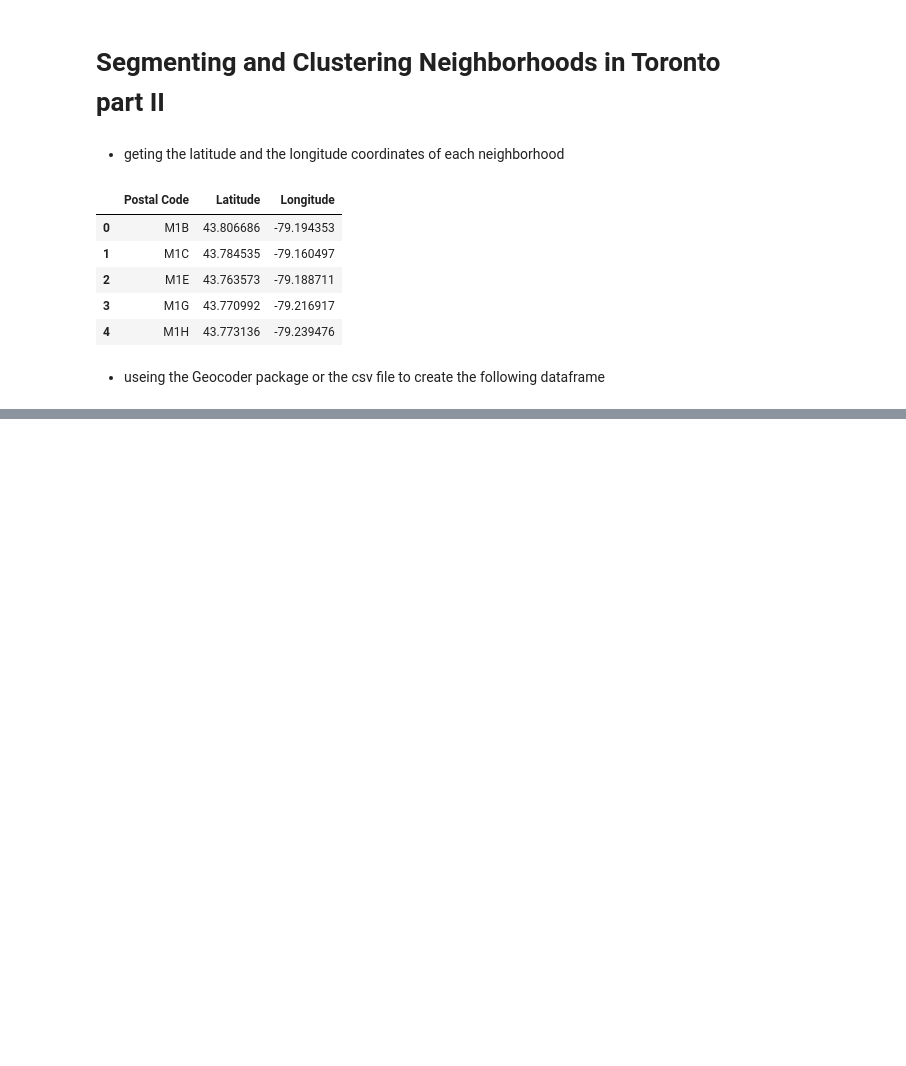
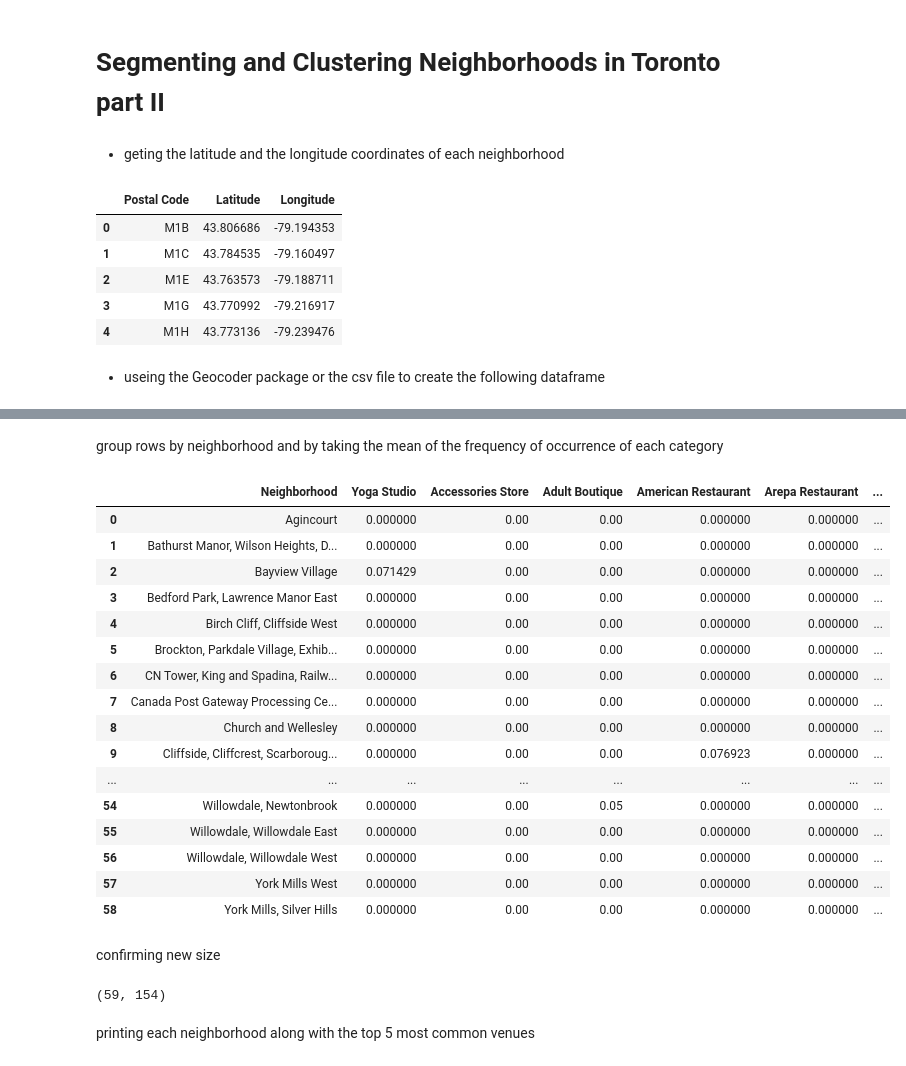
Before and after one commit to MC-01/notebook, a Jupyter notebook: Segmenting and Clustering Neighbourhoods in Toront.ipynb, the cells around one changed output, grey strips where cells are left out. Drawn from its saved outputs; the diff is of its cells as text; code cells hidden in the pictures; blank space fills up the shorter version.

Commit message:
Published from Watson Studio.

```diff
--- a/Segmenting and Clustering Neighbourhoods in Toront.ipynb
+++ b/Segmenting and Clustering Neighbourhoods in Toront.ipynb
@@ -188,0 +278,8 @@ Bor_gecod = pd.merge(df, gecod, on = 'Postcode', how = 'inner')
+# %%
+CLIENT_ID = 'FOG4IUBUX0UL2ZPE0YSHWNS41D03YSNNUTINAEZ5XNF2TWUO' # your Foursquare ID
+CLIENT_SECRET = 'VHXKEZ4PQALIUCE4RCP13DM5SELIXT1Z0IWAVINUUWLXAIIE' # your Foursquare Secret
+VERSION = '20180605' # Foursquare API version
+
+print('Your credentails:')
+print('CLIENT_ID: ' + CLIENT_ID)
+print('CLIENT_SECRET:' + CLIENT_SECRET)
@@ -188,0 +334,7 @@ Bor_gecod = pd.merge(df, gecod, on = 'Postcode', how = 'inner')
+# %%
+# type your answer here
+
+toronto_venues = getNearbyVenues(names=df['Neighborhood'],
+                                   latitudes=df['Latitude'],
+                                   longitudes=df['Longitude']
+                                  )
@@ -188,0 +401,12 @@ Bor_gecod = pd.merge(df, gecod, on = 'Postcode', how = 'inner')
+# %%
+# one hot encoding
+toronto_onehot = pd.get_dummies(toronto_venues[['Venue Category']], prefix="", prefix_sep="")
+
+# add neighborhood column back to dataframe
+toronto_onehot['Neighborhood'] = toronto_venues['Neighborhood']
+
+# move neighborhood column to the first column
+fixed_columns = [toronto_onehot.columns[-1]] + list(toronto_onehot.columns[:-1])
+toronto_onehot = toronto_onehot[fixed_columns]
+
+toronto_onehot.head()
@@ -188,0 +420,31 @@ Bor_gecod = pd.merge(df, gecod, on = 'Postcode', how = 'inner')
+# %% [markdown]
+group rows by neighborhood and by taking the mean of the frequency of occurrence of each category
+# %%
+toronto_grouped = toronto_onehot.groupby('Neighborhood').mean().reset_index()
+toronto_grouped
+# %% [output]
+|  | Neighborhood | Yoga Studio | Accessories Store | Adult Boutique | American Restaurant | Arepa Restaurant | ... |
+| 0 | Agincourt | 0.000000 | 0.00 | 0.00 | 0.000000 | 0.000000 | ... |
+| 1 | Bathurst Manor, Wilson Heights, D... | 0.000000 | 0.00 | 0.00 | 0.000000 | 0.000000 | ... |
+| 2 | Bayview Village | 0.071429 | 0.00 | 0.00 | 0.000000 | 0.000000 | ... |
+| 3 | Bedford Park, Lawrence Manor East | 0.000000 | 0.00 | 0.00 | 0.000000 | 0.000000 | ... |
+| 4 | Birch Cliff, Cliffside West | 0.000000 | 0.00 | 0.00 | 0.000000 | 0.000000 | ... |
+| 5 | Brockton, Parkdale Village, Exhib... | 0.000000 | 0.00 | 0.00 | 0.000000 | 0.000000 | ... |
+| 6 | CN Tower, King and Spadina, Railw... | 0.000000 | 0.00 | 0.00 | 0.000000 | 0.000000 | ... |
+| 7 | Canada Post Gateway Processing Ce... | 0.000000 | 0.00 | 0.00 | 0.000000 | 0.000000 | ... |
+| 8 | Church and Wellesley | 0.000000 | 0.00 | 0.00 | 0.000000 | 0.000000 | ... |
+| 9 | Cliffside, Cliffcrest, Scarboroug... | 0.000000 | 0.00 | 0.00 | 0.076923 | 0.000000 | ... |
+| ... | ... | ... | ... | ... | ... | ... | ... |
+| 54 | Willowdale, Newtonbrook | 0.000000 | 0.00 | 0.05 | 0.000000 | 0.000000 | ... |
+| 55 | Willowdale, Willowdale East | 0.000000 | 0.00 | 0.00 | 0.000000 | 0.000000 | ... |
+| 56 | Willowdale, Willowdale West | 0.000000 | 0.00 | 0.00 | 0.000000 | 0.000000 | ... |
+| 57 | York Mills West | 0.000000 | 0.00 | 0.00 | 0.000000 | 0.000000 | ... |
+| 58 | York Mills, Silver Hills | 0.000000 | 0.00 | 0.00 | 0.000000 | 0.000000 | ... |
+# %% [markdown]
+confirming new size
+# %%
+toronto_grouped.shape
+# %% [output]
+(59, 154)
+# %% [markdown]
+printing each neighborhood along with the top 5 most common venues
```
Also changed, not shown: parts of 55 cells of this notebook.
